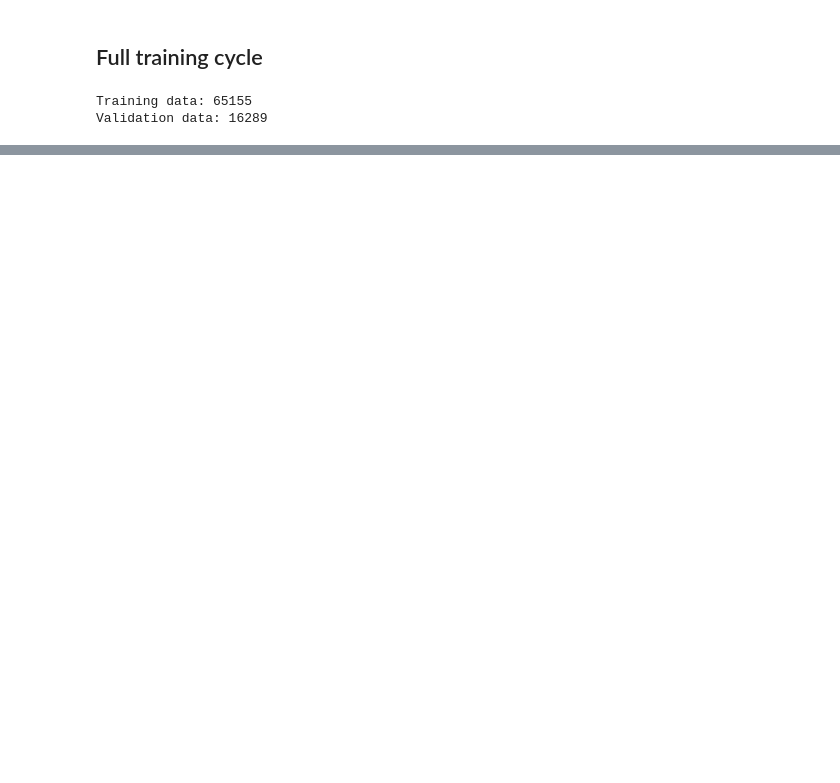
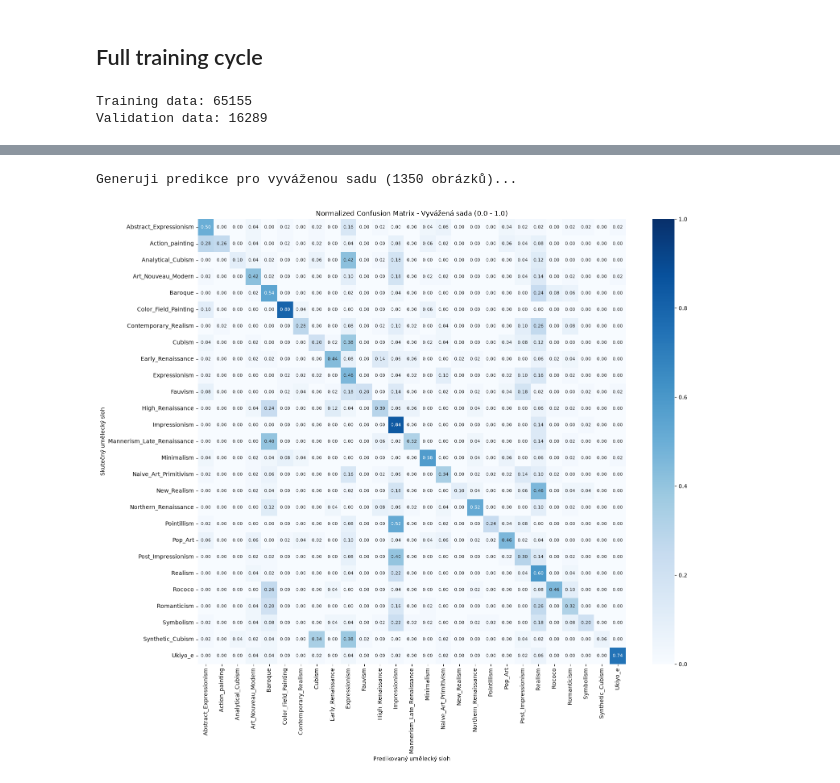
Before and after one commit to pavel-michenka/ML_WikiArt_project, a Jupyter notebook: milestone_1.ipynb, the cells around one changed output, grey strips where cells are left out. Cells and saved outputs as stored; diff of their text form; code cells hidden in the pictures; blank space fills up the shorter version.

```diff
--- a/milestone_1.ipynb
+++ b/milestone_1.ipynb
@@ -250,14 +245,15 @@ val_size = len(custom_dataset) - train_size
 generator = torch.Generator().manual_seed(42)
 train_dataset, val_dataset = random_split(custom_dataset, [train_size, val_size], generator=generator)
 
-# DataLoader for training and validation datasets
-batch_size = 256
+# Batch size
+batch_size = 64
+
 train_loader = DataLoader(
     train_dataset,
     batch_size=batch_size,
     shuffle=True,
     num_workers=8,
-    pin_memory=True      # Výrazně urychlí přesun dat do GPU
+    pin_memory=True
 )
 val_loader = DataLoader(
     val_dataset,
@@ -399,0 +430,65 @@ KeyboardInterrupt:
+# %%
+import torch
+import numpy as np
+from torch.utils.data import Subset, DataLoader
+import matplotlib.pyplot as plt
+import seaborn as sns
+from sklearn.metrics import confusion_matrix
+
+# 1. Získání všech štítků z celého datasetu
+all_labels_in_dataset = np.array(custom_dataset.labels)
+selected_indices = []
+
+# 2. Náhodný výběr přesně 50 obrázků pro každou z 27 tříd
+for class_idx in range(len(custom_dataset.classes)):
+    # Nalezení všech indexů, které patří do aktuální třídy
+    indices_of_class = np.where(all_labels_in_dataset == class_idx)[0]
+
+    # Náhodný výběr 50 indexů bez vracení (replace=False)
+    chosen_indices = np.random.choice(indices_of_class, size=50, replace=False)
+    selected_indices.extend(chosen_indices)
+
+# 3. Vytvoření nového vyváženého datasetu a DataLoaderu
+balanced_subset = Subset(custom_dataset, selected_indices)
+balanced_loader = DataLoader(balanced_subset, batch_size=64, shuffle=False, num_workers=8)
+
+# 4. Načtení vah nejlepšího modelu
+model.load_state_dict(torch.load("wikiart_best_model.pth", weights_only=True))
+model.eval()
+
+all_preds = []
+all_labels_eval = []
+
+print(f"Generuji predikce pro vyváženou sadu ({len(balanced_subset)} obrázků)...")
+with torch.no_grad():
+    for inputs, labels in balanced_loader:
+        inputs = inputs.to(device)
+        labels = labels.to(device)
+
+        outputs = model(inputs)
+        _, preds = torch.max(outputs, 1)
+
+        all_preds.extend(preds.cpu().numpy())
+        all_labels_eval.extend(labels.cpu().numpy())
+
+# 5. Výpočet normalizované matice záměn (hodnoty 0.0 až 1.0)
+cm = confusion_matrix(all_labels_eval, all_preds, normalize='true')
+class_names = custom_dataset.classes
+
+plt.figure(figsize=(16, 14))
+# vmin=0 a vmax=1 ukotví barevnou škálu přesně na tento rozsah
+# fmt='.2f' zobrazí čísla na dvě desetinná místa (např. 0.85)
+sns.heatmap(cm, annot=True, fmt='.2f', cmap='Blues',
+            vmin=0, vmax=1,
+            xticklabels=class_names, yticklabels=class_names,
+            annot_kws={"size": 8})
+
+plt.title('Normalized Confusion Matrix - Vyvážená sada (0.0 - 1.0)')
+plt.ylabel('Skutečný umělecký sloh')
+plt.xlabel('Predikovaný umělecký sloh')
+plt.xticks(rotation=90)
+plt.tight_layout()
+plt.show()
+# %% [output]
+Generuji predikce pro vyváženou sadu (1350 obrázků)...
+[figure, added]
```
Also changed, not shown: parts of 5 cells of this notebook, 1 other file.
